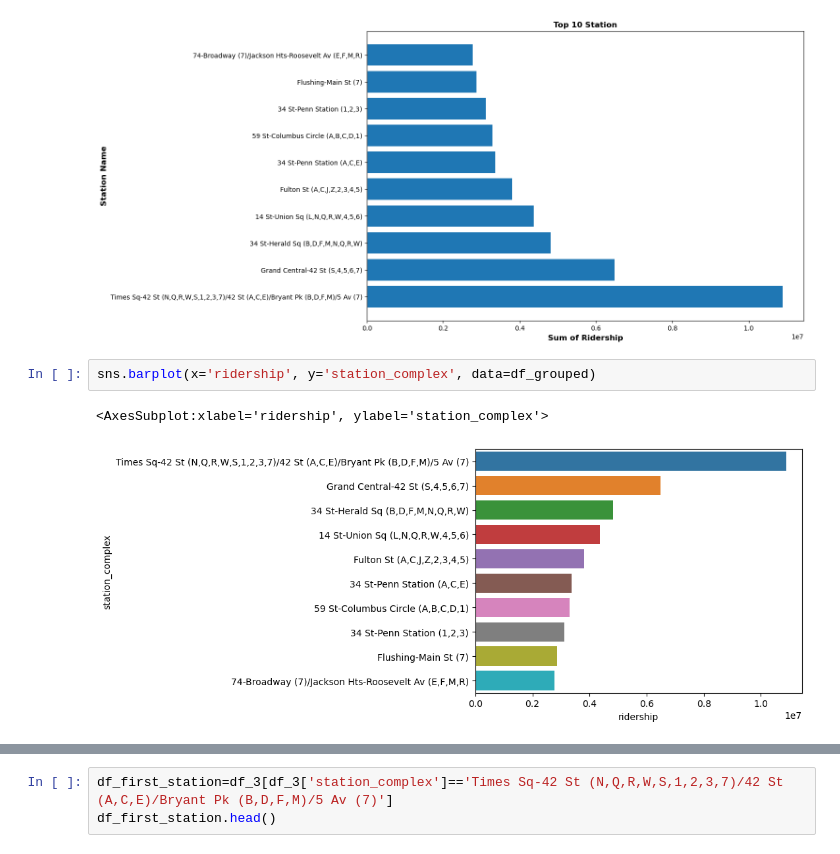
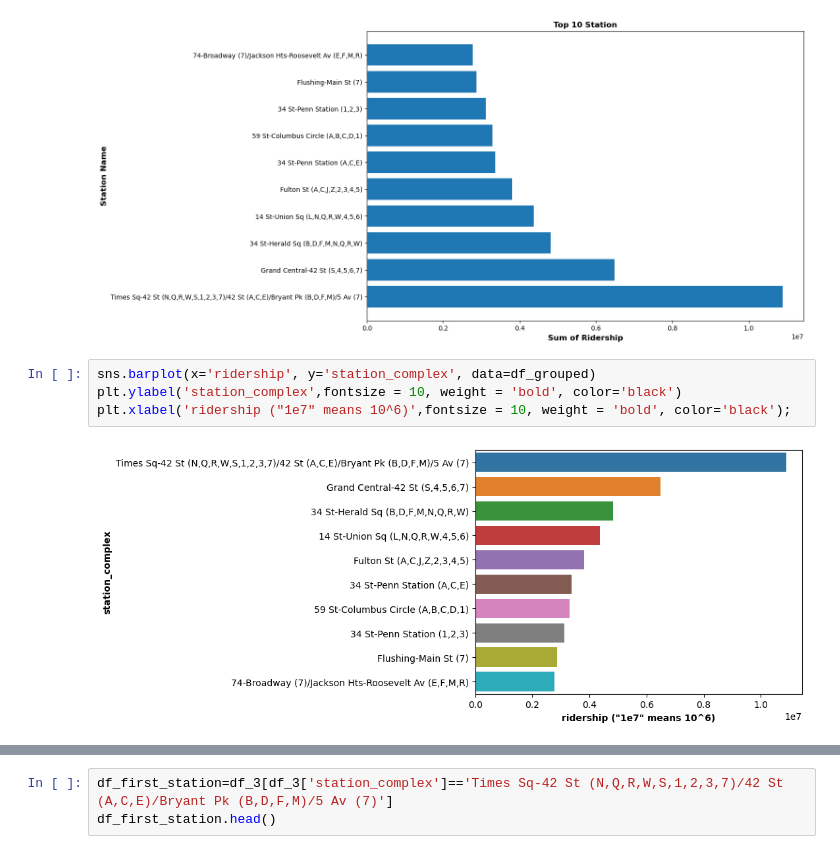
Before and after one commit to baharturgutinan/istdsa_bahar, a Jupyter notebook: ISTDSA_Bahar_Proje1.ipynb, the cells around one changed output, grey strips where cells are left out. Drawn from its saved outputs; the diff is of its cells as text.

```diff
--- a/ISTDSA_Bahar_Proje1.ipynb
+++ b/ISTDSA_Bahar_Proje1.ipynb
@@ -264,9 +264,10 @@ plt.ylabel('Station Name',fontsize = 12, weight = 'bold', color='k');
 [figure]
 # %%
 sns.barplot(x='ridership', y='station_complex', data=df_grouped)
+plt.ylabel('station_complex',fontsize = 10, weight = 'bold', color='black')
+plt.xlabel('ridership ("1e7" means 10^6)',fontsize = 10, weight = 'bold', color='black');
 # %% [output]
-<AxesSubplot:xlabel='ridership', ylabel='station_complex'>
-[figure, old version]
+[figure, new version]
 # %%
 """
 ilk 3 istasyondaki yolcu sayısı genel toplamın %50' sini oluşturduğu için
```
Also changed, not shown: parts of 5 cells of this notebook.
